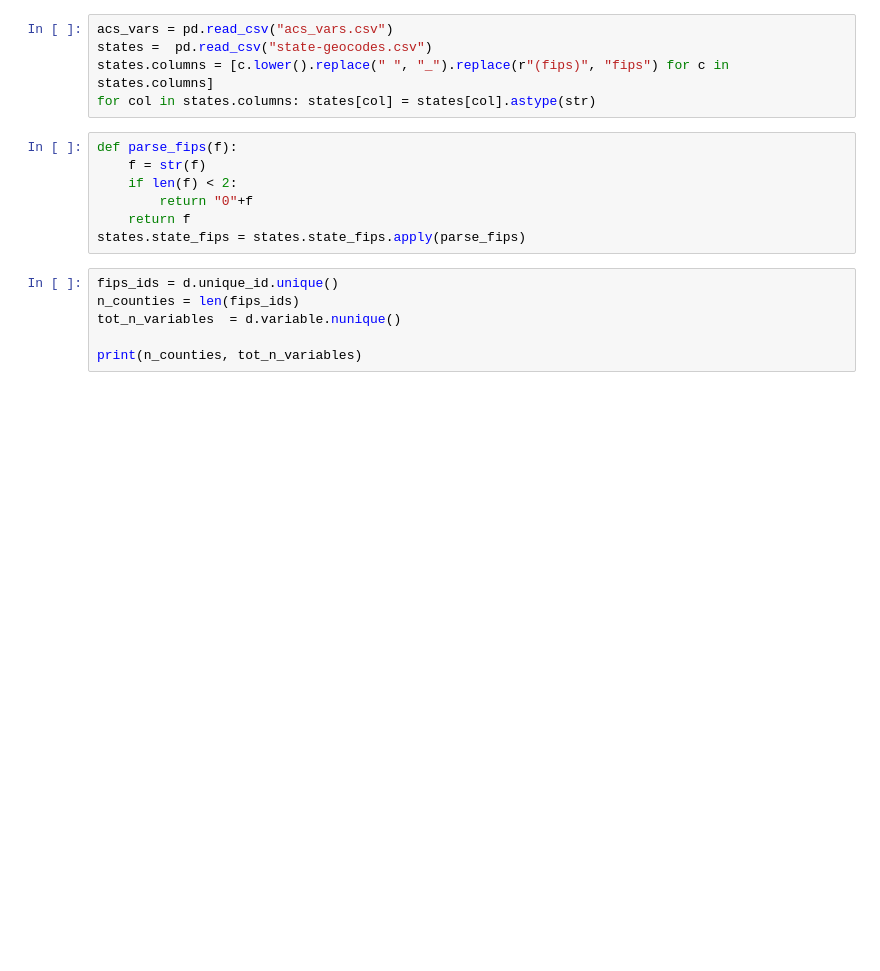
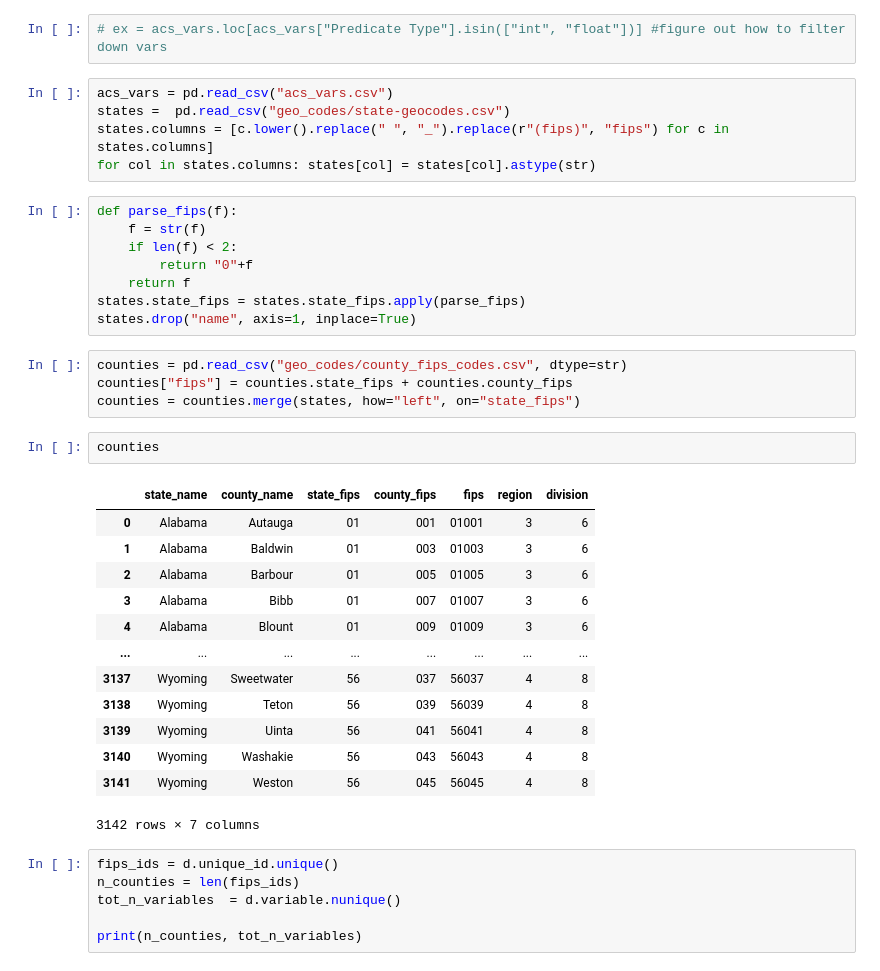
Before and after one commit to hans-elliott99/census_ml, a Jupyter notebook: umap_counties_census.ipynb, the cells around one changed output. Saved outputs shown, nothing was run; the diff lists cells and outputs as text; blank space fills up the shorter version.

```diff
--- a/umap_counties_census.ipynb
+++ b/umap_counties_census.ipynb
@@ -21,9 +22,11 @@ Wall time: 8.7 s
 | 2 | 22234.0 | 17165 | B01001A_001E |
 | 3 | 531609.0 | 17097 | B01001A_001E |
 | 4 | 12956.0 | 17127 | B01001A_001E |
+# %%
+# ex = acs_vars.loc[acs_vars["Predicate Type"].isin(["int", "float"])] #figure out how to filter down vars
 # %%
 acs_vars = pd.read_csv("acs_vars.csv")
-states =  pd.read_csv("state-geocodes.csv")
+states =  pd.read_csv("geo_codes/state-geocodes.csv")
 states.columns = [c.lower().replace(" ", "_").replace(r"(fips)", "fips") for c in states.columns]
 for col in states.columns: states[col] = states[col].astype(str)
 # %%
@@ -33,6 +36,27 @@ def parse_fips(f):
         return "0"+f
     return f
 states.state_fips = states.state_fips.apply(parse_fips)
+states.drop("name", axis=1, inplace=True)
+# %%
+counties = pd.read_csv("geo_codes/county_fips_codes.csv", dtype=str)
+counties["fips"] = counties.state_fips + counties.county_fips
+counties = counties.merge(states, how="left", on="state_fips")
+# %%
+counties
+# %% [output]
+|  | state_name | county_name | state_fips | county_fips | fips | region | division |
+| 0 | Alabama | Autauga | 01 | 001 | 01001 | 3 | 6 |
+| 1 | Alabama | Baldwin | 01 | 003 | 01003 | 3 | 6 |
+| 2 | Alabama | Barbour | 01 | 005 | 01005 | 3 | 6 |
+| 3 | Alabama | Bibb | 01 | 007 | 01007 | 3 | 6 |
+| 4 | Alabama | Blount | 01 | 009 | 01009 | 3 | 6 |
+| ... | ... | ... | ... | ... | ... | ... | ... |
+| 3137 | Wyoming | Sweetwater | 56 | 037 | 56037 | 4 | 8 |
+| 3138 | Wyoming | Teton | 56 | 039 | 56039 | 4 | 8 |
+| 3139 | Wyoming | Uinta | 56 | 041 | 56041 | 4 | 8 |
+| 3140 | Wyoming | Washakie | 56 | 043 | 56043 | 4 | 8 |
+| 3141 | Wyoming | Weston | 56 | 045 | 56045 | 4 | 8 |
+3142 rows × 7 columns
 # %%
 fips_ids = d.unique_id.unique()
 n_counties = len(fips_ids)
```
Also changed, not shown: parts of 13 cells of this notebook, 3 other files.
